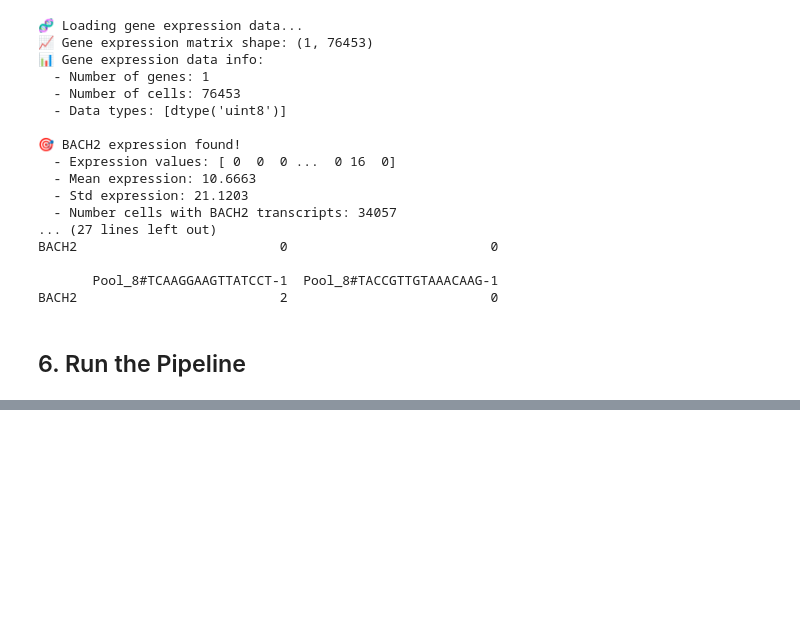
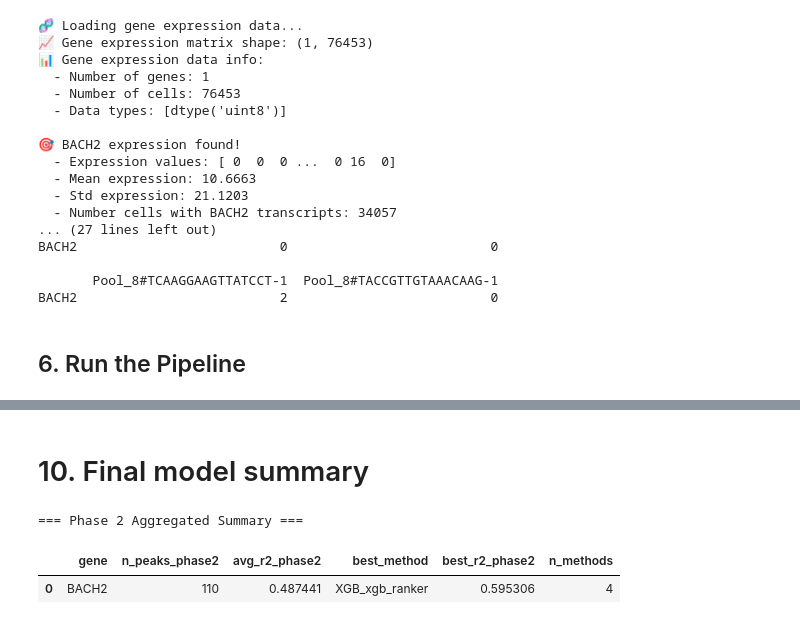
Before and after one commit to maggiebr0wn/snATAC-Express, a Jupyter notebook: tutorial.ipynb, the cells around one changed output, grey strips where cells are left out. Saved outputs shown, nothing was run; the diff lists cells and outputs as text; code cells hidden in the pictures; blank space fills up the shorter version.

```diff
--- a/tutorial.ipynb
+++ b/tutorial.ipynb
@@ -486,0 +362,14 @@ print("\n✅ Additional analysis completed!")
+# %% [markdown]
+# 10. Final model summary
+# %%
+agg_summary_path = "results/aggregated_results/phase2_aggregated_summary.csv"
+if os.path.exists(agg_summary_path):
+    agg_summary = pd.read_csv(agg_summary_path)
+    print("=== Phase 2 Aggregated Summary ===")
+    display(agg_summary.head(10))
+else:
+    print("Phase 2 aggregated summary not found!")
+# %% [output]
+=== Phase 2 Aggregated Summary ===
+|  | gene | n_peaks_phase2 | avg_r2_phase2 | best_method | best_r2_phase2 | n_methods |
+| 0 | BACH2 | 110 | 0.487441 | XGB_xgb_ranker | 0.595306 | 4 |
```
Also changed, not shown: parts of 14 cells of this notebook, 23 other files.
